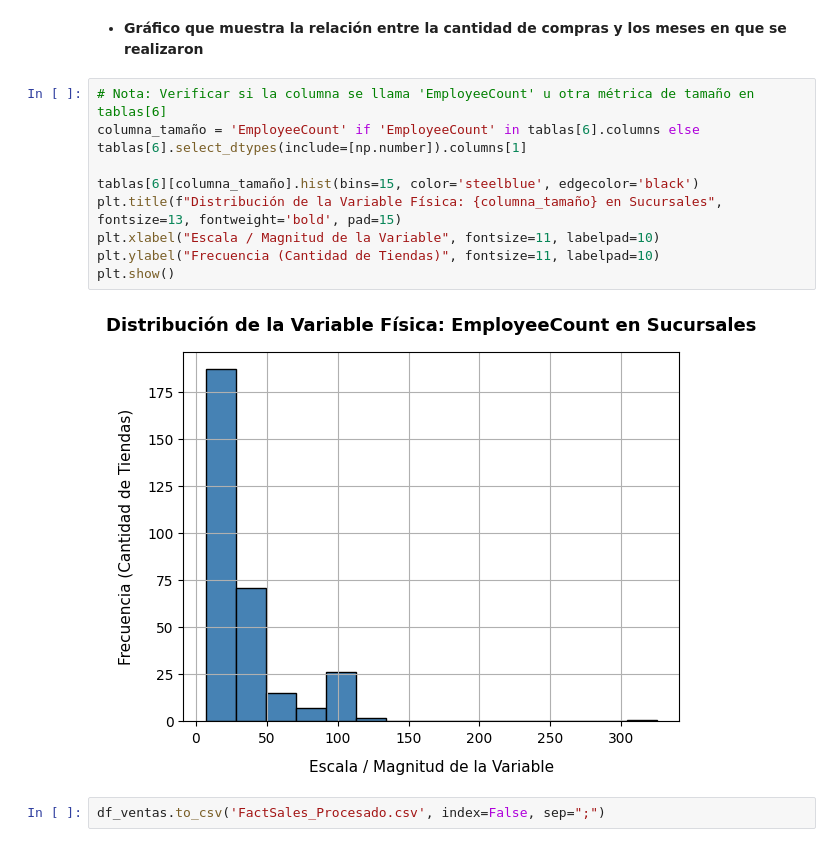
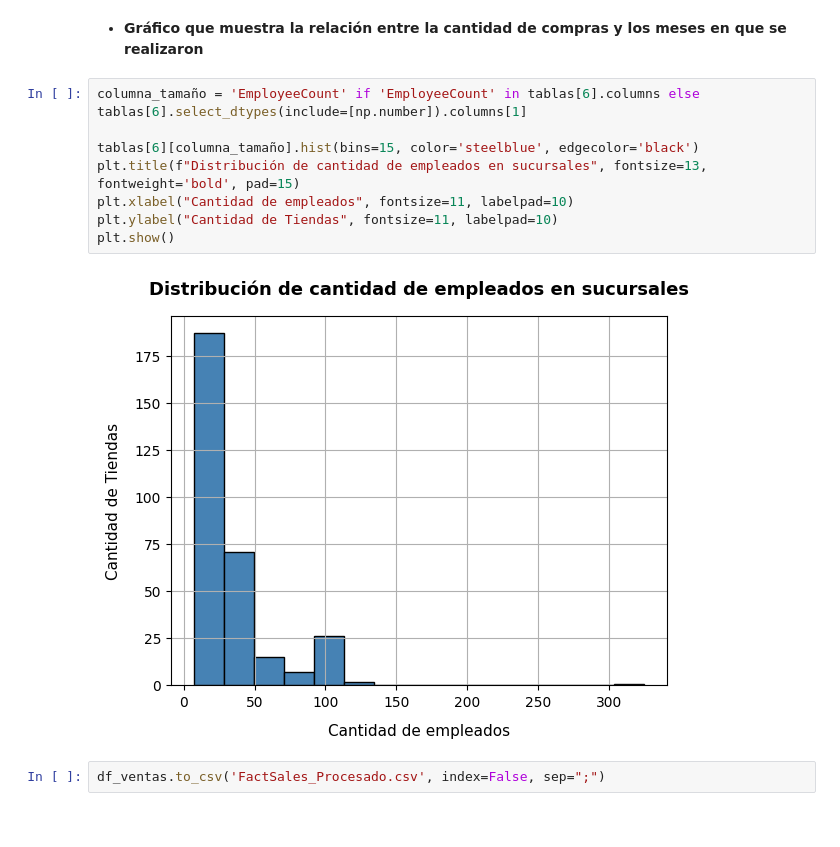
Before and after one commit to DarkLyng/Proyecto_Modelos, a Jupyter notebook: Proyecto_Modelos_.ipynb, the cells around one changed output. Saved outputs shown, nothing was run; the diff lists cells and outputs as text.

```diff
--- a/Proyecto_Modelos_.ipynb
+++ b/Proyecto_Modelos_.ipynb
@@ -659,16 +659,15 @@ plt.show()
 # %% [markdown]
 *   **Gráfico que muestra la relación entre la cantidad de compras y los meses en que se realizaron**
 # %%
-# Nota: Verificar si la columna se llama 'EmployeeCount' u otra métrica de tamaño en tablas[6]
 columna_tamaño = 'EmployeeCount' if 'EmployeeCount' in tablas[6].columns else tablas[6].select_dtypes(include=[np.number]).columns[1]
 
 tablas[6][columna_tamaño].hist(bins=15, color='steelblue', edgecolor='black')
-plt.title(f"Distribución de la Variable Física: {columna_tamaño} en Sucursales", fontsize=13, fontweight='bold', pad=15)
-plt.xlabel("Escala / Magnitud de la Variable", fontsize=11, labelpad=10)
-plt.ylabel("Frecuencia (Cantidad de Tiendas)", fontsize=11, labelpad=10)
+plt.title(f"Distribución de cantidad de empleados en sucursales", fontsize=13, fontweight='bold', pad=15)
+plt.xlabel("Cantidad de empleados", fontsize=11, labelpad=10)
+plt.ylabel("Cantidad de Tiendas", fontsize=11, labelpad=10)
 plt.show()
 # %% [output]
-[figure, old version]
+[figure, new version]
 # %%
 df_ventas.to_csv('FactSales_Procesado.csv', index=False, sep=";")
 # %%
```
